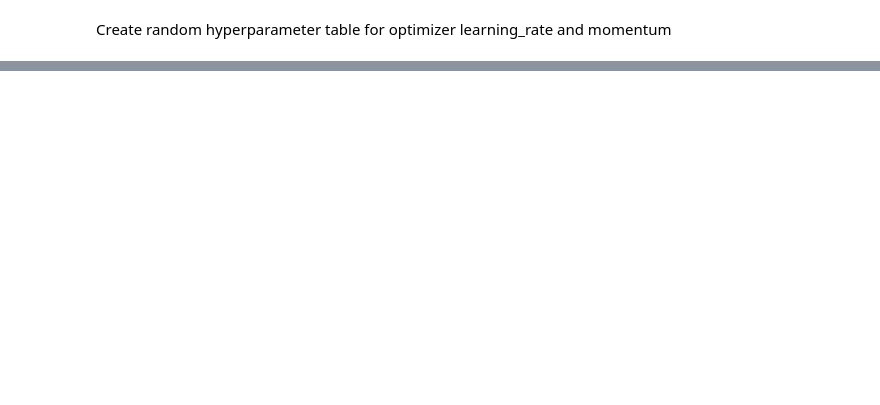
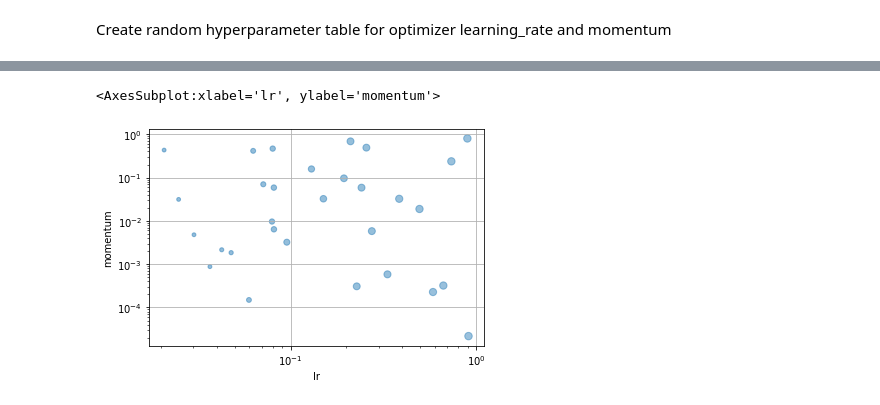
Before and after one commit to kiranraathod/nlpia2, a Jupyter notebook: src/nlpia2/ch05/ch05-name-sex-index-weighted-by-count-pytorch-tuned-learning-rate-deduped-testset.ipynb, the cells around one changed output, grey strips where cells are left out. Drawn from its saved outputs; the diff is of its cells as text; code cells hidden in the pictures; blank space fills up the shorter version.

Commit message:
nice hyperparam table

```diff
--- a/src/nlpia2/ch05/ch05-name-sex-index-weighted-by-count-pytorch-tuned-learning-rate-deduped-testset.ipynb
+++ b/src/nlpia2/ch05/ch05-name-sex-index-weighted-by-count-pytorch-tuned-learning-rate-deduped-testset.ipynb
@@ -410,3 +484,3 @@ optimizer
 # %%
-weight = torch.Tensor(df['count'][istrain].values.flatten())
-weight
+weight_train = torch.Tensor(df['count'][istrain].values.reshape(-1, 1) / df['count'][istrain].mean())
+weight_train.sum()
@@ -412,0 +503,3 @@ weight
+# %%
+weight_test = torch.Tensor(df['count'][~istrain].values.reshape(-1, 1) / df['count'][~istrain].mean())
+weight_test.sum()
@@ -413,21 +508,20 @@ weight
 # %%
 # pbar = tqdm(hyperparam_table, desc='Training attempt', total=len(hyperparam_table))
-num_epochs=2000
+num_epochs=1000
 
 t0 = time.time()
 for i, hyperparam_values in enumerate(hyperparam_table):
     t1 = time.time()
     model = LogisticRegressionNN(num_features=vecs.shape[1], num_outputs=1)
-    optimizer = torch.optim.SGD(model.parameters(), lr=lr)
+    optimizer = torch.optim.SGD(model.parameters(), lr=hyperparam_values['lr'])
     # BCE: Binary Cross Entropy weighted by the number of babies with that first name and sex
-    criterion_train = torch.nn.BCELoss(weight=torch.Tensor(df[['count']][istrain].values))
-    criterion_test = torch.nn.BCELoss(weight=torch.Tensor(df[['count']][~istrain].values))
+    criterion_train = torch.nn.BCELoss(weight=weight_train)
+    criterion_test = torch.nn.BCELoss(weight=weight_test)
     X = vecs.values
-    y = (df[['sex']] == 'F').values
     X_train = torch.Tensor(X[istrain])
     X_test = torch.Tensor(X[~istrain])
-    y_train = torch.Tensor(y[istrain])
-    y_test = torch.Tensor(y[~istrain])
+    y_train = torch.Tensor((df[['sex']] == 'F').astype(int).values[istrain])
+    y_test = torch.Tensor((df[['majority_sex']] == 'F').astype(int).values[~istrain])
 
     pbar_epochs = tqdm(range(num_epochs), desc='Epoch:', total=num_epochs)
     results = [None] * num_epochs
@@ -448,6 +542,6 @@ for i, hyperparam_values in enumerate(hyperparam_table):
     results[-1]['time_per_attempt'] = t2 - t1
     results[-1]['total_time'] = t2 - t0
     hyperparam_table[i].update(results[-1])
-    print(f'attempt {i:04d}/{len(hyperparam_table)}')
-    for k, v in hyperparam_table[i]:
-        print(f'{k}: {v:04d}')
+    print(f'attempt {i}/{len(hyperparam_table)}')
+    for k, v in hyperparam_table[i].items():
+        print(f'{k}: {v:04f}')
@@ -456,3 +656,3 @@ hyperparam_table[-1]['loss_train'].item()
 # %%
-hyperparam_df = pd.DataFrame(hyperparam_table)
+hyperparam_df = pd.DataFrame(hyperparam_table).sort_values('accuracy_test')
 hyperparam_df
@@ -473,6 +683,13 @@ def fit(model=model, X=vecs.values, y=(df[['sex']] == 'F').values, optimizer=Non
         loss_train.backward() # Computes the gradient of the given tensor w.r.t. the weights/bias
         optimizer.step() # Updates weights and biases with the optimizer (SGD)
     return results
+# %%
+test_loss = hyperparam_df['loss_test']
+test_accuracy = hyperparam_df['accuracy_test']
+hyperparam_df.plot(x='lr', y='momentum', kind='scatter', logy=True, logx=True, grid=True, marker='o', s=100*test_accuracy**2, alpha=test_loss*.7)
+# %% [output]
+<AxesSubplot:xlabel='lr', ylabel='momentum'>
+[figure, added]
 # %%
 results = fit()
 # %%
```
Also changed, not shown: parts of 15 cells of this notebook.
